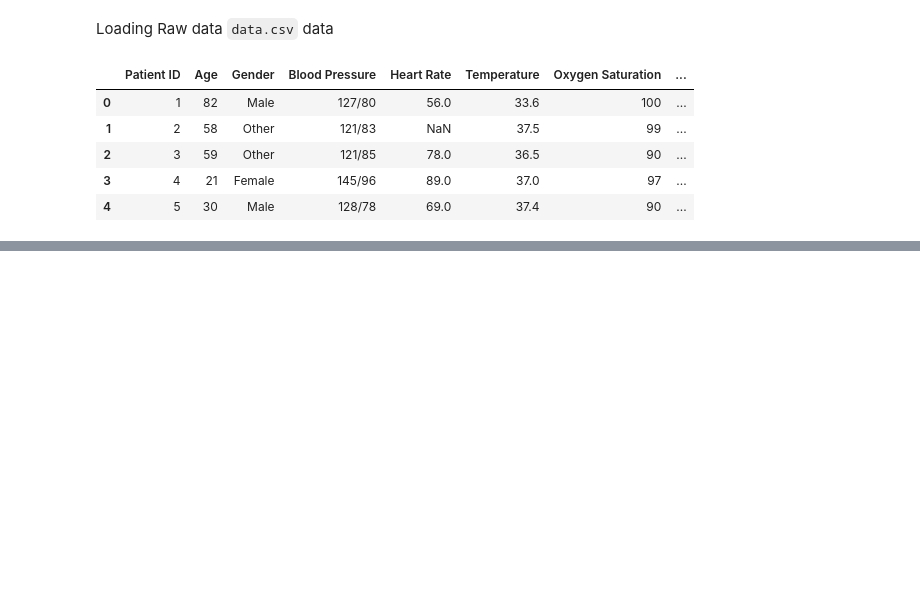
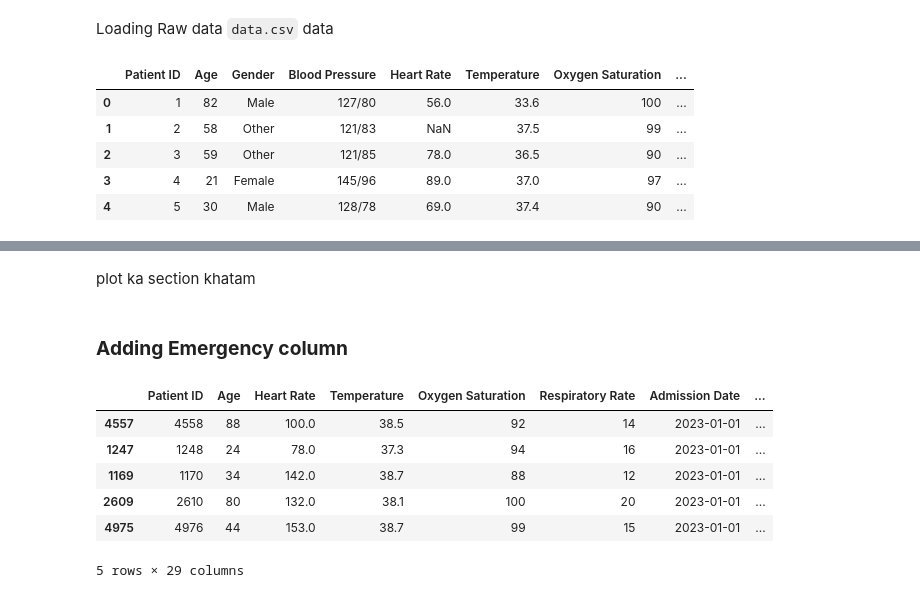
Before and after one commit to Adarshv0524/MedQueue, a Jupyter notebook: main.ipynb, the cells around one changed output, grey strips where cells are left out. Cells and saved outputs as stored; diff of their text form; code cells hidden in the pictures; blank space fills up the shorter version.

Commit message:
added the logic  for emergency level classification

```diff
--- a/main.ipynb
+++ b/main.ipynb
@@ -29,0 +126,60 @@ df.head()
+# %% [markdown]
+plot ka section khatam
+# %% [markdown]
+### **Adding Emergency column**
+# %%
+# Function to classify emergency levels based on medical research
+def classify_emergency(row):
+    # Initialize emergency score
+    emergency_score = 0
+
+    # Blood Pressure
+    if row['Systolic BP'] >= 180 or row['Diastolic BP'] >= 120:
+        emergency_score += 3  # Hypertensive crisis
+    elif row['Systolic BP'] >= 140 or row['Diastolic BP'] >= 90:
+        emergency_score += 2  # Hypertension Stage 2
+    elif row['Systolic BP'] >= 130 or row['Diastolic BP'] >= 80:
+        emergency_score += 1  # Hypertension Stage 1
+
+    # Heart Rate
+    if row['Heart Rate'] > 100:  # Tachycardia
+        emergency_score += 2
+    elif row['Heart Rate'] < 60:  # Bradycardia
+        emergency_score += 2
+
+    # Temperature
+    if row['Temperature'] > 37.5:  # Fever
+        emergency_score += 1
+    elif row['Temperature'] < 35.0:  # Hypothermia
+        emergency_score += 3
+
+    # Respiratory Rate
+    if row['Respiratory Rate'] > 16:  # Respiratory distress
+        emergency_score += 2
+    elif row['Respiratory Rate'] < 12:
+        emergency_score += 2  # Respiratory failure
+
+    # Return emergency level based on score
+    if emergency_score >= 6:
+        return 'High'
+    elif 3 <= emergency_score < 6:
+        return 'Medium'
+    else:
+        return 'Low'
+
+# Applying the function to classify emergency levels
+df['Emergency_Level'] = df.apply(classify_emergency, axis=1)
+
+# Convert Emergency_Level to numerical for the ML model
+df['Emergency_Level'] = df['Emergency_Level'].map({'Low': 0, 'Medium': 1, 'High': 2})
+
+# Display the updated DataFrame with emergency levels
+df.head()
+# %% [output]
+|  | Patient ID | Age | Heart Rate | Temperature | Oxygen Saturation | Respiratory Rate | Admission Date | ... |
+| 4557 | 4558 | 88 | 100.0 | 38.5 | 92 | 14 | 2023-01-01 | ... |
+| 1247 | 1248 | 24 | 78.0 | 37.3 | 94 | 16 | 2023-01-01 | ... |
+| 1169 | 1170 | 34 | 142.0 | 38.7 | 88 | 12 | 2023-01-01 | ... |
+| 2609 | 2610 | 80 | 132.0 | 38.1 | 100 | 20 | 2023-01-01 | ... |
+| 4975 | 4976 | 44 | 153.0 | 38.7 | 99 | 15 | 2023-01-01 | ... |
+5 rows × 29 columns
```
Also changed, not shown: parts of 4 cells of this notebook.
